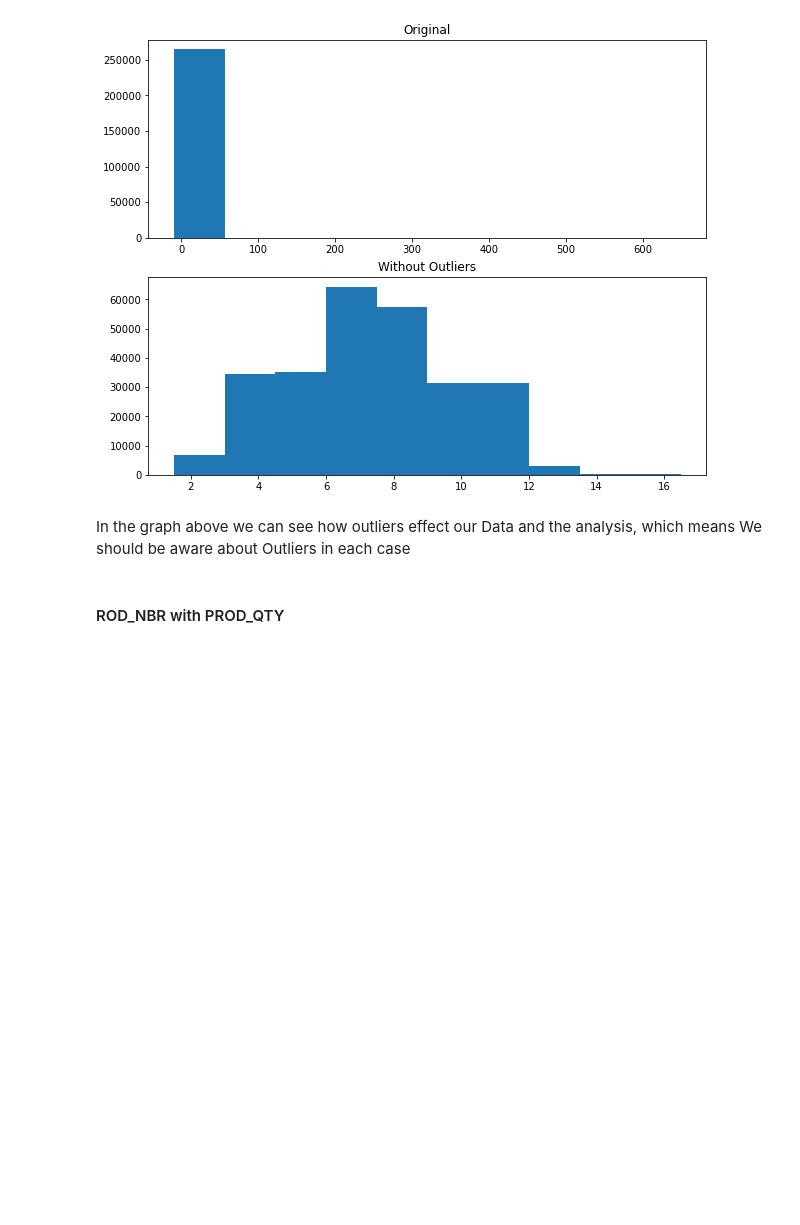
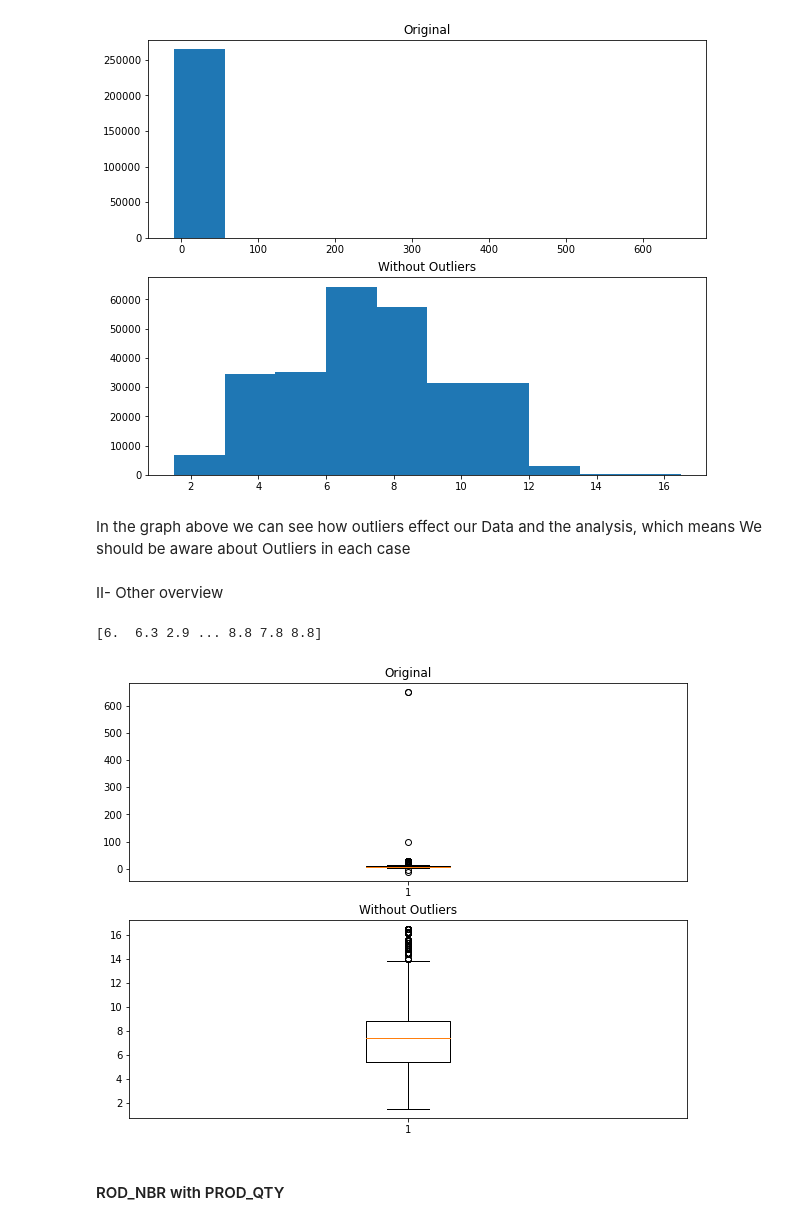
Before and after one commit to khairooo/Data_Analysis_projects, a Jupyter notebook: Qauntium Data Analysis project.ipynb, the cells around one changed output. Drawn from its saved outputs; the diff is of its cells as text; code cells hidden in the pictures; blank space fills up the shorter version.

```diff
--- a/Qauntium Data Analysis project.ipynb
+++ b/Qauntium Data Analysis project.ipynb
@@ -212,6 +222,35 @@ plt.show()
 [figure]
 # %% [markdown]
 In the graph above we can see how outliers effect our Data and the analysis, which means We should be aware about Outliers in each case
+# %% [markdown]
+II- Other overview
+# %%
+# The function above... In my case it's in a local utilities module
+
+
+# Generate some data
+x = transaction['TOT_SALES']
+
+# Append a few "bad" points
+x = np.r_[x, -3, -10, 100]
+
+# Keep only the "good" points
+# "~" operates as a logical not operator on boolean numpy arrays
+filtered = x[~is_outlier(x)]
+print(filtered)
+# Plot the results
+fig, (ax1, ax2) = plt.subplots(nrows=2,figsize= (10,8))
+
+ax1.boxplot(x)
+ax1.set_title('Original')
+
+ax2.boxplot(filtered)
+ax2.set_title('Without Outliers')
+
+plt.show()
+# %% [output]
+[6.  6.3 2.9 ... 8.8 7.8 8.8]
+[figure, added]
 # %% [markdown]
 #### ROD_NBR	 with PROD_QTY
 # %%
```
Also changed, not shown: parts of 4 cells of this notebook.
